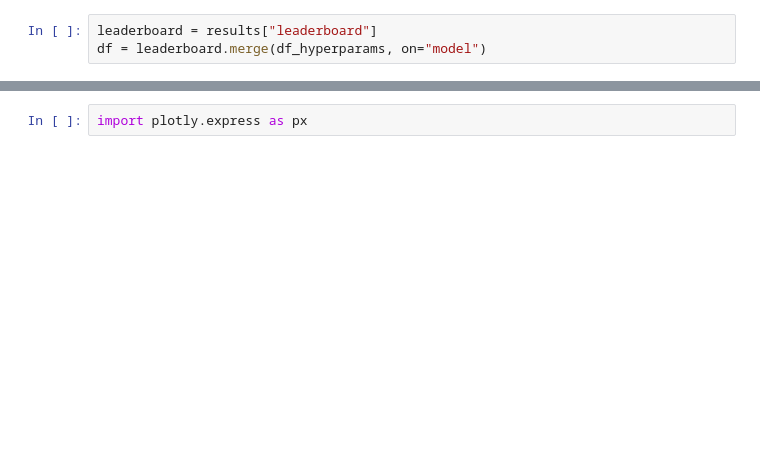
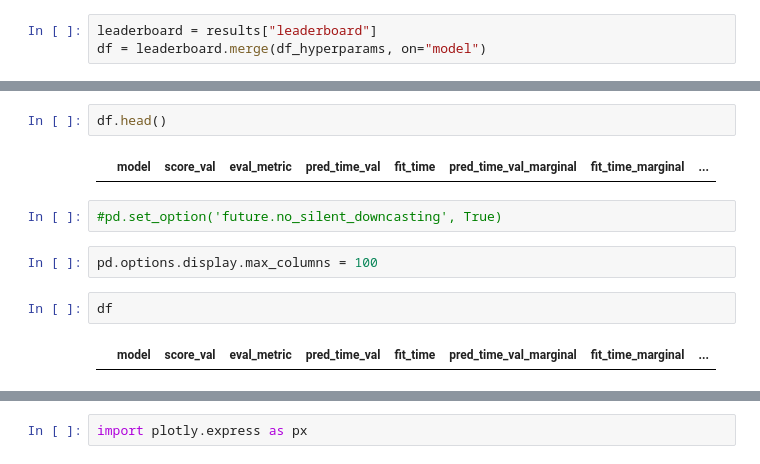
Before and after one commit to gilad-rubin/ml_utils, a Jupyter notebook: notebooks/modeling/ag_viz.ipynb, the cells around one changed output, grey strips where cells are left out. Cells and saved outputs as stored; diff of their text form; blank space fills up the shorter version.

```diff
--- a/notebooks/modeling/ag_viz.ipynb
+++ b/notebooks/modeling/ag_viz.ipynb
@@ -153,0 +163,12 @@ df = leaderboard.merge(df_hyperparams, on="model")
+# %%
+df.head()
+# %% [output]
+|  | model | score_val | eval_metric | pred_time_val | fit_time | pred_time_val_marginal | fit_time_marginal | ... |
+# %%
+#pd.set_option('future.no_silent_downcasting', True)
+# %%
+pd.options.display.max_columns = 100
+# %%
+df
+# %% [output]
+|  | model | score_val | eval_metric | pred_time_val | fit_time | pred_time_val_marginal | fit_time_marginal | ... |
```
Also changed, not shown: parts of 22 cells of this notebook, 6 other files.
